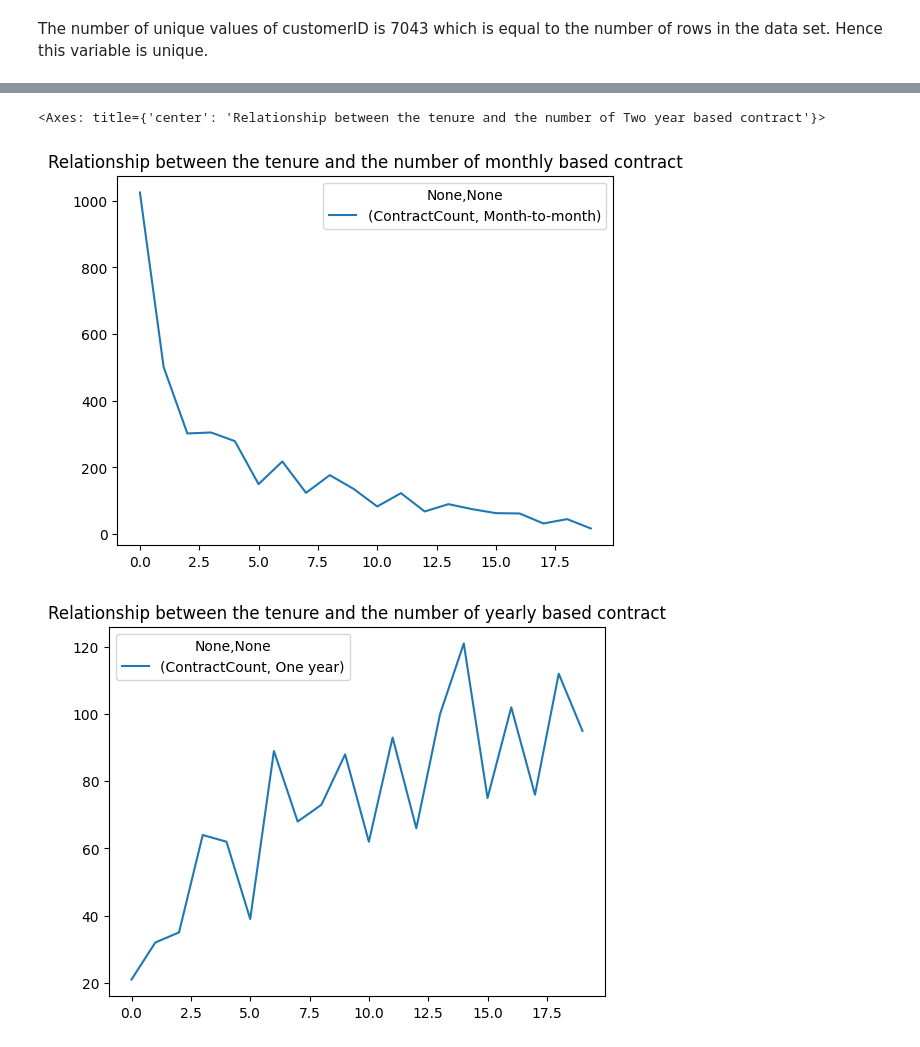
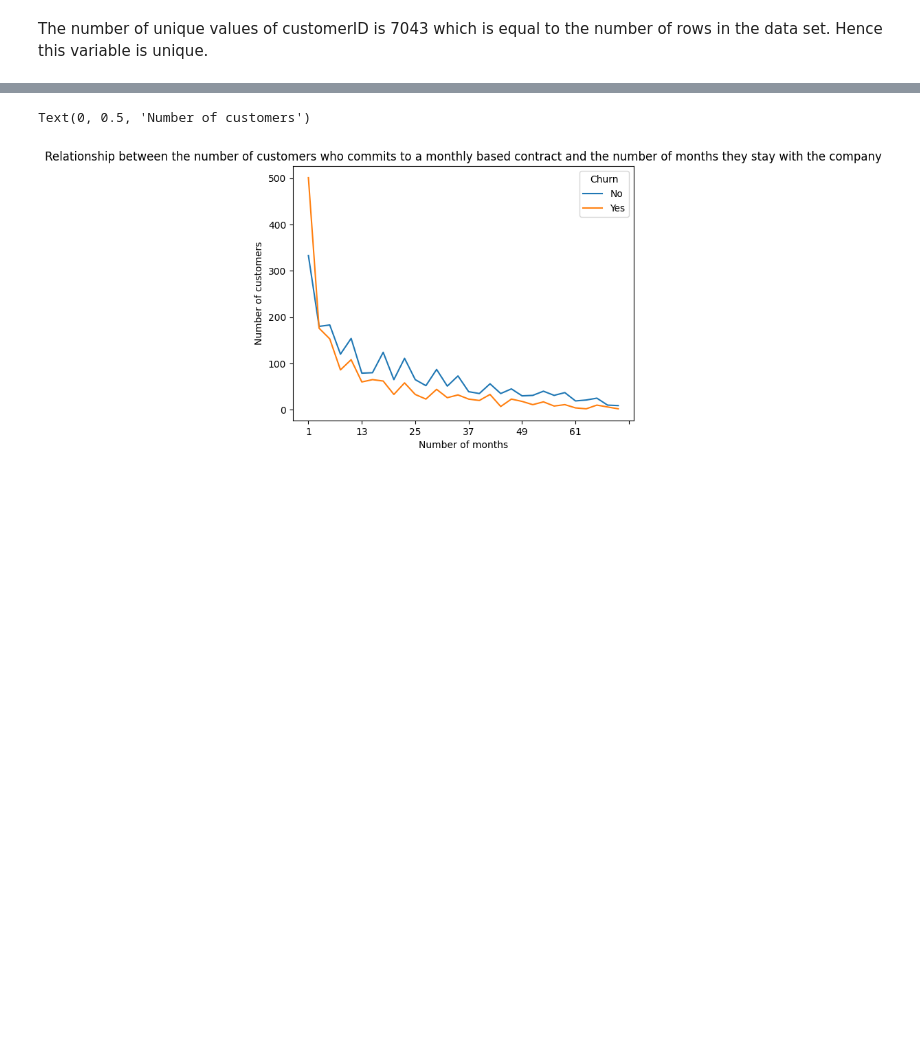
Before and after one commit to FawziElZein/Telco-Customer-Churn, a Jupyter notebook: Telco-Customer-Churn-Analysis.ipynb, the cells around one changed output, grey strips where cells are left out. Saved outputs shown, nothing was run; the diff lists cells and outputs as text; code cells hidden in the pictures; blank space fills up the shorter version.

```diff
--- a/Telco-Customer-Churn-Analysis.ipynb
+++ b/Telco-Customer-Churn-Analysis.ipynb
@@ -60,4 +62,5 @@ Name: count, Length: 73, dtype: int64
 # %%
-df_tenure_intervals =  pd.cut(df['tenure'],bins=20)
-df_tenure_intervals.value_counts()
+df_tenure_intervals =  pd.cut(df['tenure'],bins=30)
+df_tenure_agg = df.groupby(df_tenure_intervals)[['Contract','Churn']].value_counts().to_frame(name='ContractCount')
+df_tenure_agg
 # %% [output]
@@ -89,6 +81,5 @@ Name: count, dtype: int64
 # %%
-df_tenure_agg = df.groupby(df_tenure_intervals)['Contract'].value_counts().to_frame(name='ContractCount')
-pivoted_tenure_table = df_tenure_agg.pivot_table(index = 'tenure',columns='Contract',values=['ContractCount'])
-pivoted_tenure_table.reset_index(inplace=True)
-pivoted_tenure_table
+pivot_table = df_tenure_agg.pivot_table(index = 'tenure',columns=['Contract','Churn'],values=['ContractCount'])
+pivot_table.reset_index(inplace=True)
+pivot_table.head()
 # %% [output]
@@ -113,4 +94,4 @@ pivoted_tenure_table
 # %%
-pivoted_tenure_table['tenure_mid_range'] = pivoted_tenure_table['tenure'].apply(lambda row: (row.left + row.right)/2)
-pivoted_tenure_table
+pivot_table['TenureMidRange'] = pivot_table['tenure'].apply(lambda row: round((row.left + row.right)/2))
+pivot_table
 # %% [output]
@@ -135,11 +117,9 @@ pivoted_tenure_table
 # %%
+from matplotlib import pyplot
+pivot_table.plot.line(x='TenureMidRange',y=('ContractCount','Month-to-month'),title="Relationship between the number of customers who commits to a monthly based contract and the number of months they stay with the company")
 
-pivoted_tenure_table.plot.line(y=('ContractCount','Month-to-month'),title="Relationship between the tenure and the number of monthly based contract")
-
-pivoted_tenure_table.plot.line(y=('ContractCount','One year'),title="Relationship between the tenure and the number of yearly based contract")
-
-pivoted_tenure_table.plot.line(y=('ContractCount','Two year'),title="Relationship between the tenure and the number of Two year based contract")
+pyplot.xlabel('Number of months')
+pyplot.ylabel('Number of customers')
 # %% [output]
-<Axes: title={'center': 'Relationship between the tenure and the number of Two year based contract'}>
+Text(0, 0.5, 'Number of customers')
-[figure, old version]
+[figure, new version]
-[figure, removed]
```
Also changed, not shown: parts of 18 cells of this notebook.
